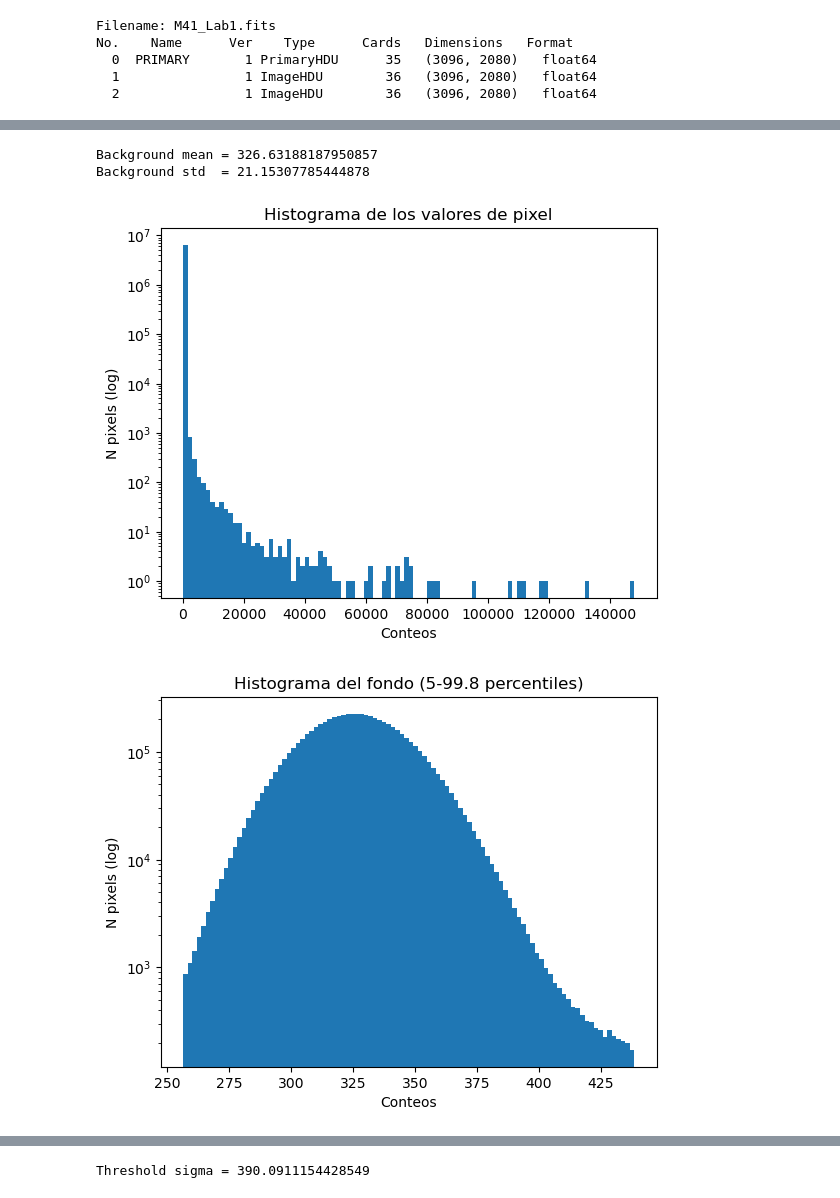
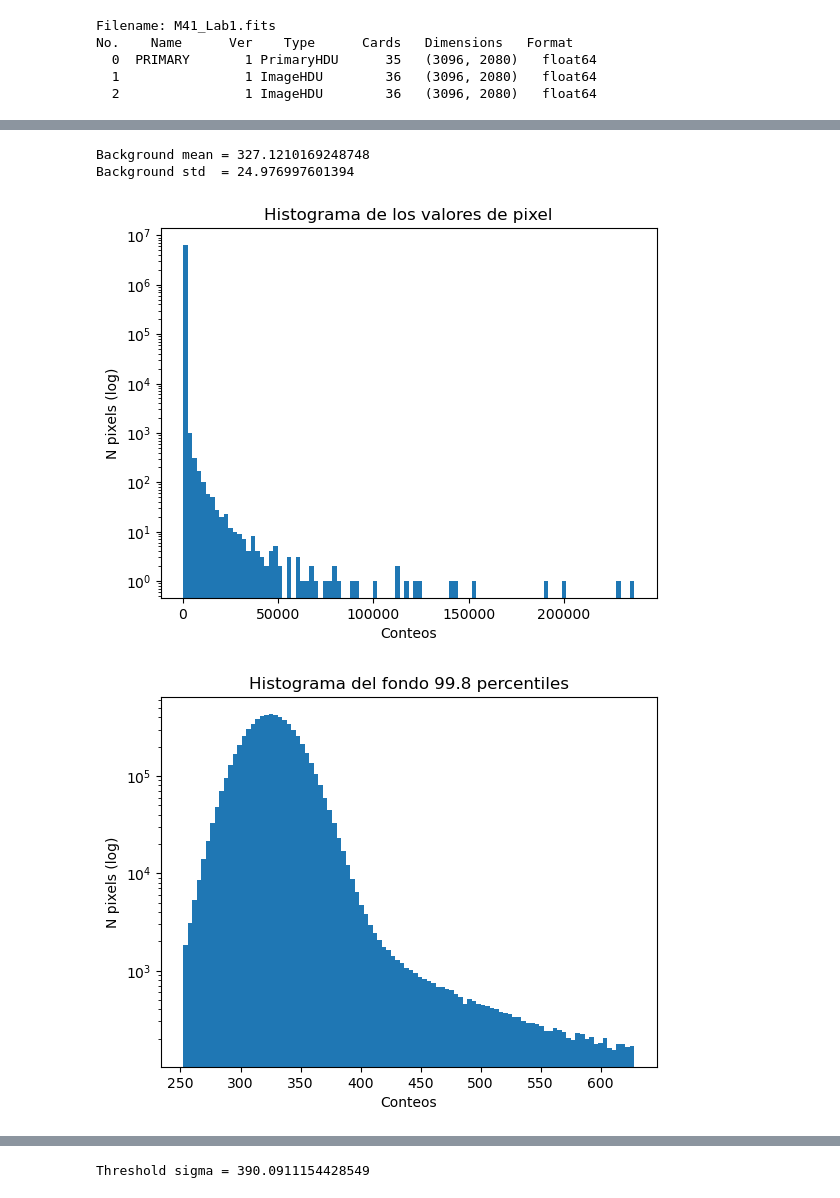
Before and after one commit to sgonzalez38/Astrofisica-Observacional-con-Machine-Learning, a Jupyter notebook: Lab1: Fotometria_Apertura/Lab1.ipynb, the cells around one changed output, grey strips where cells are left out. Drawn from its saved outputs; the diff is of its cells as text; code cells hidden in the pictures.

```diff
--- a/Lab1: Fotometria_Apertura/Lab1.ipynb
+++ b/Lab1: Fotometria_Apertura/Lab1.ipynb
@@ -37,9 +37,10 @@ HISTORY Bias and Flat correction on-site
 HISTORY Cosmic rays removed with L.A.Cosmic
 HISTORY Stack of 5 frames with a similarity transform
 # %%
-array = fits.getdata(fits_file, ext=2)
-filtered = gaussian_filter(array,sigma=2)
+array = fits.getdata(fits_file, ext=0)
+filtered = gaussian_filter(array,sigma=0)
 plt.imshow(filtered, cmap='magma', norm='log')
-plt.colorbar(label='Counts')
-plt.title('M41 Cluster - FITS Image')
+plt.colorbar(label='Conteos')
+plt.title('Cúmulo M41 - Filtro Azul')
+plt.savefig('M41_FITS.png')
 # %% [output]
@@ -48,25 +48,39 @@ Text(0.5, 1.0, 'M41 Cluster - FITS Image')
 # %%
 vals = array.ravel()
 plt.hist(vals, bins=100, log=True)
 plt.title("Histograma de los valores de pixel")
 plt.xlabel("Conteos")
 plt.ylabel("N pixels (log)")
 low, high = np.percentile(vals, [0.05, 99.8])
 bkg_vals = vals[(vals > low) & (vals < high)]
 
 bkg_mean = np.mean(bkg_vals)
 bkg_std  = np.std(bkg_vals)
 
 print(f"Background mean = {bkg_mean}")
 print(f"Background std  = {bkg_std}")
 plt.figure()
 plt.hist(bkg_vals, bins=100, log=True)
-plt.title("Histograma del fondo (5-99.8 percentiles)")
+plt.title("Histograma del fondo 99.8 percentiles")
 plt.xlabel("Conteos")
 plt.ylabel("N pixels (log)")
 plt.show()
+
+plt.figure(figsize=(12, 5))
+plt.subplot(1, 2, 1)
+plt.hist(vals, bins=100, log=True)
+plt.title("Histograma de los valores de pixel")
+plt.xlabel("Conteos")
+plt.ylabel("N pixels (log)")
+plt.subplot(1, 2, 2)
+plt.hist(bkg_vals, bins=100, log=True)
+plt.title("Histograma del fondo 99.8 percentiles")
+plt.xlabel("Conteos")
+plt.ylabel("N pixels (log)")
+plt.tight_layout()
+plt.savefig('Histograma_Fondo.png')
 # %% [output]
-Background mean = 326.63188187950857
-Background std  = 21.15307785444878
+Background mean = 327.1210169248748
+Background std  = 24.976997601394
-[figure, old version]
+[figure, new version]
-[figure, old version]
+[figure, new version]
```
Also changed, not shown: parts of 7 cells of this notebook.
